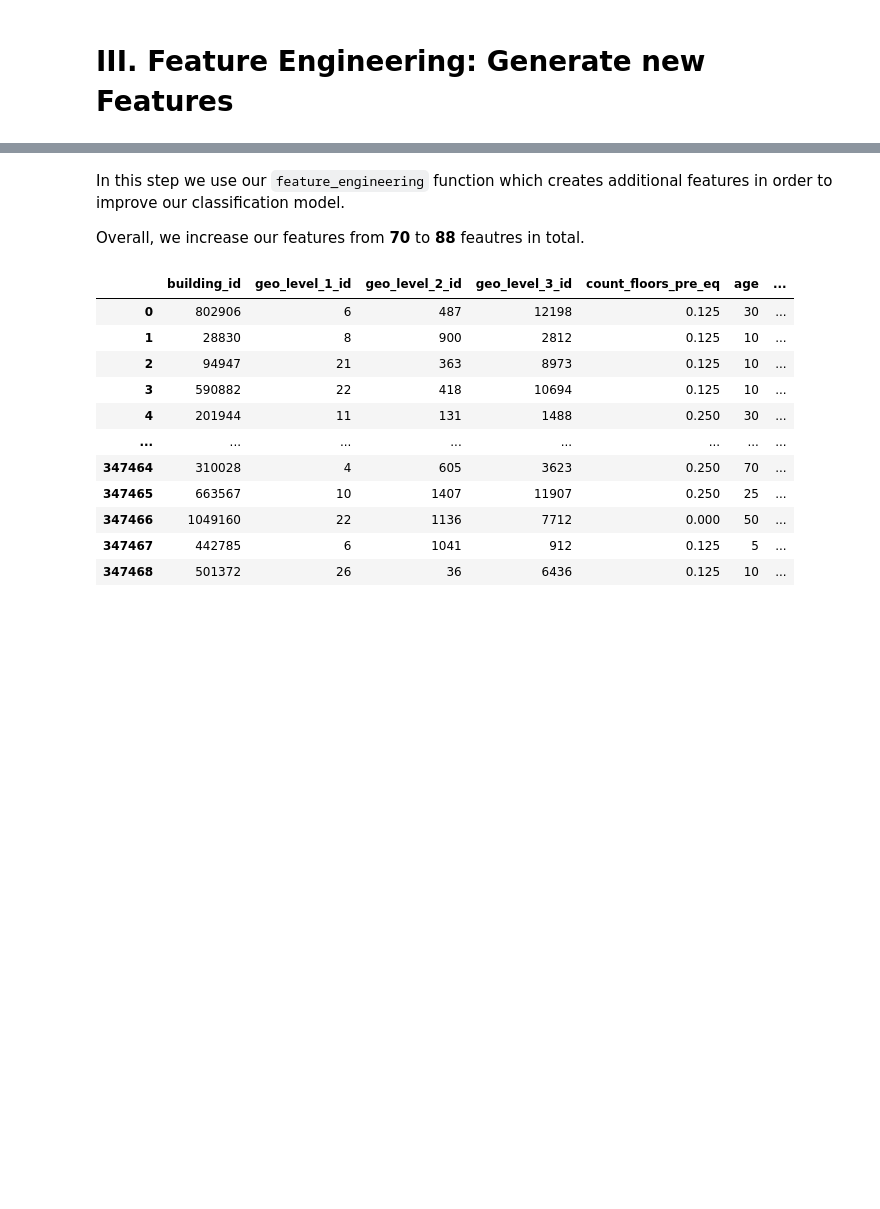
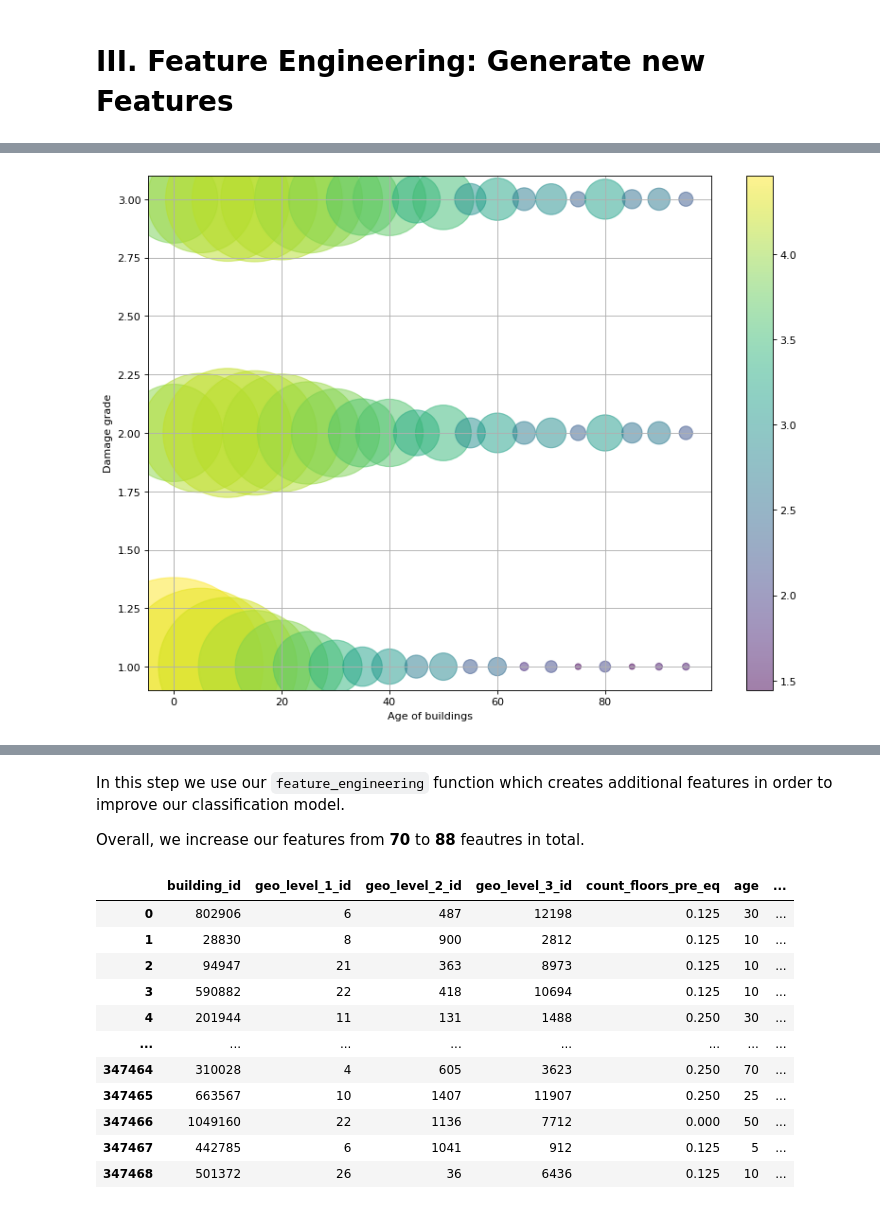
Before and after one commit to NiklasSabel/data_mining_1, a Jupyter notebook: notebooks/Model_Improvement_v2.ipynb, the cells around one changed output, grey strips where cells are left out. Drawn from its saved outputs; the diff is of its cells as text; code cells hidden in the pictures; blank space fills up the shorter version.

```diff
--- a/notebooks/Model_Improvement_v2.ipynb
+++ b/notebooks/Model_Improvement_v2.ipynb
@@ -76,0 +121,34 @@ display(df)
+# %%
+
+data_ges = train_values.join(train_target)
+data_ges = data_ges.reset_index()
+age_dmggrade = data_ges.groupby(['age','damage_grade']).agg({'building_id':'count'})
+age_dmggrade = age_dmggrade.reset_index()
+age_dmggrade #= age_dmggrade[age_dmggrade['age']<=150]
+
+geo = data_ges.groupby(['geo_level_1_id','damage_grade']).agg({'building_id':'count'}).reset_index()
+
+found = data_ges.groupby(['foundation_type','damage_grade']).agg({'building_id':'count'}).reset_index()
+
+buildings_1=age_dmggrade[age_dmggrade['damage_grade']==1].building_id.sum()
+buildings_2=age_dmggrade[age_dmggrade['damage_grade']==2].building_id.sum()
+buildings_3=age_dmggrade[age_dmggrade['damage_grade']==3].building_id.sum()
+
+age_dmggrade['relative'] = age_dmggrade[age_dmggrade['damage_grade']==1].building_id.div(buildings_1).mul(100000)
+
+age_dmggrade.loc[ (age_dmggrade['damage_grade']==2), 'relative'] = age_dmggrade[age_dmggrade['damage_grade']==2].building_id.div(buildings_2).mul(100000)
+age_dmggrade.loc[ (age_dmggrade['damage_grade']==3), 'relative'] = age_dmggrade[age_dmggrade['damage_grade']==3].building_id.div(buildings_3).mul(100000)
+#age_dmggrade['relative'] = age_dmggrade[age_dmggrade['damage_grade']==3].building_id.div(buildings_3)
+
+age_dmggrade=age_dmggrade[age_dmggrade['age']<100]
+
+plt.figure(figsize=(12, 9), dpi=80)
+plt.scatter(age_dmggrade['age'], age_dmggrade['damage_grade'], s=age_dmggrade['relative'], c=np.log10(age_dmggrade['relative']),  alpha=0.5)
+plt.colorbar()
+plt.xlabel('Age of buildings')
+plt.ylabel('Damage grade')
+plt.savefig('ageofbuildings_clusteredin_damagegrade')
+plt.grid()
+plt.show()
+# %% [output]
+[figure, added]
```
Also changed, not shown: parts of 5 cells of this notebook, 4 other files.
